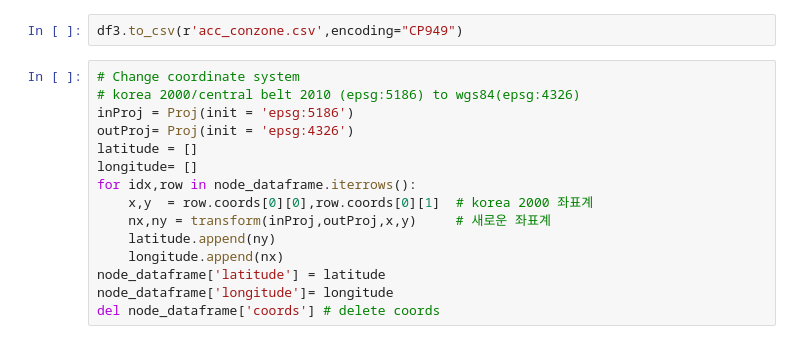
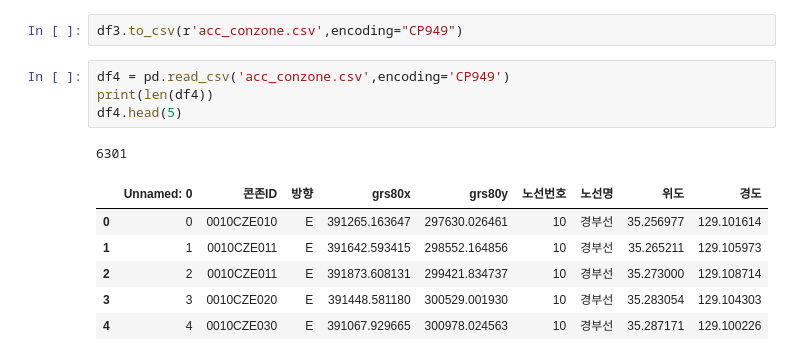
Before and after one commit to ghghtygh/akc_rproject, a Jupyter notebook: 지도.ipynb, the cells around one changed output. Cells and saved outputs as stored; diff of their text form.

```diff
--- a/지도.ipynb
+++ b/지도.ipynb
@@ -131,18 +131,15 @@ df3.tail(5)
 | 6300 | 0651CZS020 | S | 400375.310511 | 300499.846211 | 6000 | 부산외곽선 | 35.281045 | 129.202351 |
 # %%
 df3.to_csv(r'acc_conzone.csv',encoding="CP949")
-# %%
-# Change coordinate system
-# korea 2000/central belt 2010 (epsg:5186) to wgs84(epsg:4326)
-inProj = Proj(init = 'epsg:5186')
-outProj= Proj(init = 'epsg:4326')
-latitude = []
-longitude= []
-for idx,row in node_dataframe.iterrows():
-    x,y  = row.coords[0][0],row.coords[0][1]  # korea 2000 좌표계
-    nx,ny = transform(inProj,outProj,x,y)     # 새로운 좌표계
-    latitude.append(ny)
-    longitude.append(nx)
-node_dataframe['latitude'] = latitude
-node_dataframe['longitude']= longitude
-del node_dataframe['coords'] # delete coords
+# %%
+df4 = pd.read_csv('acc_conzone.csv',encoding='CP949')
+print(len(df4))
+df4.head(5)
+# %% [output]
+6301
+|  | Unnamed: 0 | 콘존ID | 방향 | grs80x | grs80y | 노선번호 | 노선명 | 위도 | 경도 |
+| 0 | 0 | 0010CZE010 | E | 391265.163647 | 297630.026461 | 10 | 경부선 | 35.256977 | 129.101614 |
+| 1 | 1 | 0010CZE011 | E | 391642.593415 | 298552.164856 | 10 | 경부선 | 35.265211 | 129.105973 |
+| 2 | 2 | 0010CZE011 | E | 391873.608131 | 299421.834737 | 10 | 경부선 | 35.273000 | 129.108714 |
+| 3 | 3 | 0010CZE020 | E | 391448.581180 | 300529.001930 | 10 | 경부선 | 35.283054 | 129.104303 |
+| 4 | 4 | 0010CZE030 | E | 391067.929665 | 300978.024563 | 10 | 경부선 | 35.287171 | 129.100226 |
```
Also changed, not shown: 3 other files.
